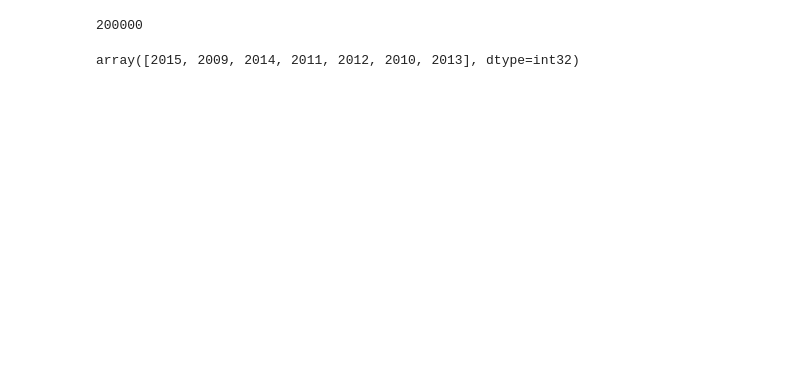
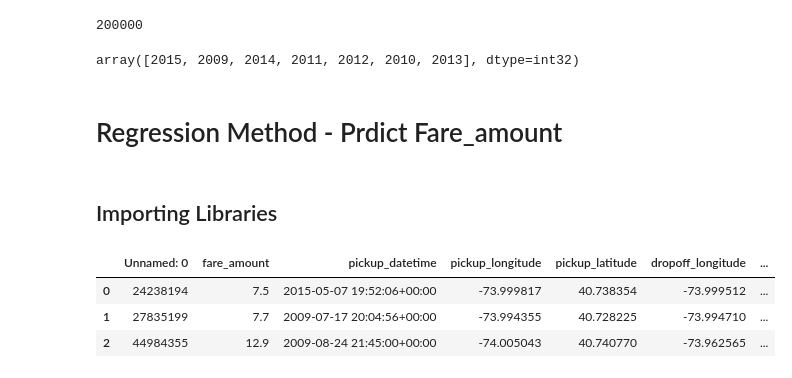
Before and after one commit to AJAYVISWA22/Uber-Fare-Prediction, a Jupyter notebook: Data_EXP.ipynb, the cells around one changed output. Cells and saved outputs as stored; diff of their text form; code cells hidden in the pictures; blank space fills up the shorter version.

```diff
--- a/Data_EXP.ipynb
+++ b/Data_EXP.ipynb
@@ -928,3 +946,36 @@ df_fet1['time']=df_fet1['pickup_datetime'].dt.time
+# %%
+#df_fet1['time'] = pd.to_datetime(df_fet1['pickup_datetime']).dt.time
+
+# Extract the hour from the datetime object
+df_fet1['hour'] = df_fet1['pickup_datetime'].dt.hour
+
+# Define a function to segment time of day
+def segment_time_of_day(hour):
+    if 5 <= hour < 12:
+        return 'morning'
+    elif 12 <= hour < 17:
+        return 'afternoon'
+    elif 17 <= hour < 21:
+        return 'evening'
+    else:
+        return 'night'
+
+# Apply the function to create a new column for time of day
+df_fet1['time_of_day'] = df_fet1['hour'].apply(segment_time_of_day)
+# %%
+def segment_passenger_count(count):
+    if count <= 2:
+        return 'mini'
+    elif 3 <= count <= 4:
+        return 'xuv'
+    else:
+        return 'premium xuv'
+
+# Apply the function to create a new column for vehicle type
+df_fet1['vehicle_type'] = df_fet1['passenger_count'].apply(segment_passenger_count)
+# %%
+#Week onn the Year
+df_fet1['week_of_year'] = df_fet1['pickup_datetime'].dt.isocalendar().week
 # %%
 df_fet1.info()
 # %% [output]
@@ -987,3 +1020,9 @@ df_fet1["Unnamed: 0"].nunique()
 df_fet1["year"].unique()
 # %% [output]
 array([2015, 2009, 2014, 2011, 2012, 2010, 2013], dtype=int32)
+# %%
+df_final=df_fet1.copy()
+# %% [markdown]
+# Regression Method - Prdict Fare_amount
+# %% [markdown]
+## Importing Libraries
@@ -989,0 +1041,7 @@ array([2015, 2009, 2014, 2011, 2012, 2010, 2013], dtype=int32)
+# %%
+df_final.head(3)
+# %% [output]
+|  | Unnamed: 0 | fare_amount | pickup_datetime | pickup_longitude | pickup_latitude | dropoff_longitude | ... |
+| 0 | 24238194 | 7.5 | 2015-05-07 19:52:06+00:00 | -73.999817 | 40.738354 | -73.999512 | ... |
+| 1 | 27835199 | 7.7 | 2009-07-17 20:04:56+00:00 | -73.994355 | 40.728225 | -73.994710 | ... |
+| 2 | 44984355 | 12.9 | 2009-08-24 21:45:00+00:00 | -74.005043 | 40.740770 | -73.962565 | ... |
```
Also changed, not shown: parts of 11 cells of this notebook.
